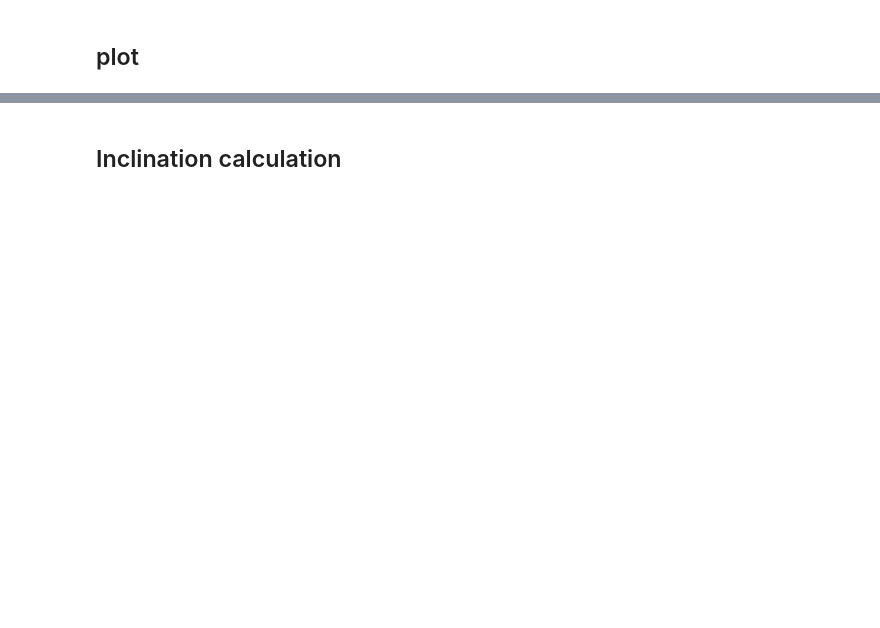
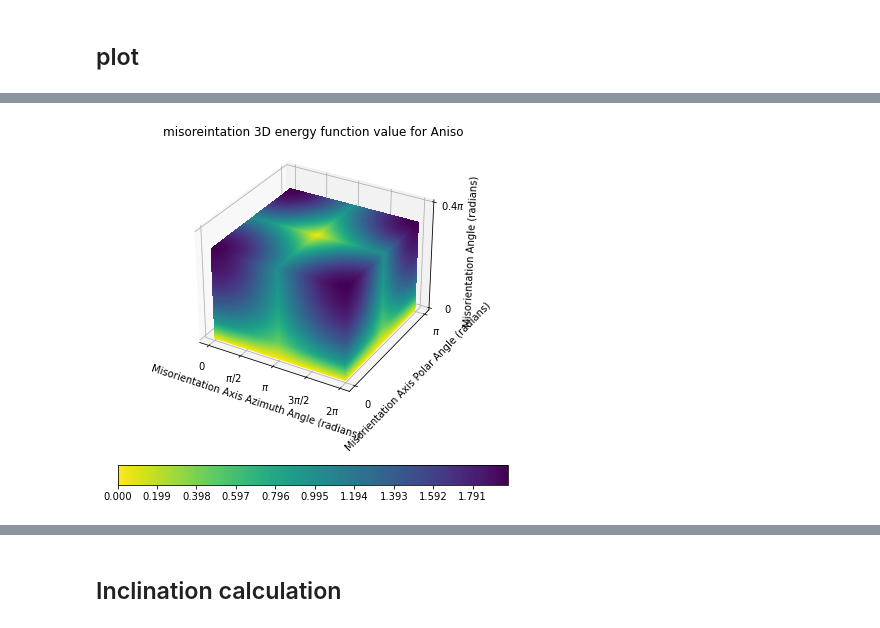
Before and after one commit to Linwitness/VECTOR, a Jupyter notebook: examples/verify_energy_function/plot_misorientation_distribution_5D_for_poly20k_hipergator.ipynb, the cells around one changed output, grey strips where cells are left out. Drawn from its saved outputs; the diff is of its cells as text; code cells hidden in the pictures; blank space fills up the shorter version.

Commit message:
add new functions

```diff
--- a/examples/verify_energy_function/plot_misorientation_distribution_5D_for_poly20k_hipergator.ipynb
+++ b/examples/verify_energy_function/plot_misorientation_distribution_5D_for_poly20k_hipergator.ipynb
@@ -505,15 +583,17 @@ Steps for ['Anisotropic', 'Isotropic'] are [5, 15]
     misorientation_axis_azimuth_angle_distribution_list = []
     misorientation_axis_matrix_list = []
     misorientation_axis_energy_distribution_list = []
+    misorientation_axis_matrix3D_list = []
     miso_dict = dict()
     for i in range(len(input_npy_data)):
         microstructure = microstructure_list[i]
-        misorientation_angle_distribution, misorientation_axis_collective, misorientation_axis_polar_angle_distribution, misorientation_axis_azimuth_angle_distribution, misorientation_axis_matrix, misorientation_axis_energy_dsitribution = get_misorientation_distribution_3D(microstructure, quartAngle, symm2quat_matrix, Osym, num_bin, miso_dict, axis_num_bin)
+        misorientation_angle_distribution, misorientation_axis_collective, misorientation_axis_polar_angle_distribution, misorientation_axis_azimuth_angle_distribution, misorientation_axis_matrix, misorientation_axis_energy_dsitribution, misorientation_axis_matrix3D = get_misorientation_distribution_3D(microstructure, quartAngle, symm2quat_matrix, Osym, num_bin, miso_dict, axis_num_bin)
         misorientation_angle_distribution_list.append(misorientation_angle_distribution)
         misorientation_axis_collective_list.append(misorientation_axis_collective)
         misorientation_axis_polar_angle_distribution_list.append(misorientation_axis_polar_angle_distribution)
         misorientation_axis_azimuth_angle_distribution_list.append(misorientation_axis_azimuth_angle_distribution)
         misorientation_axis_matrix_list.append(misorientation_axis_matrix)
         misorientation_axis_energy_distribution_list.append(misorientation_axis_energy_dsitribution)
+        misorientation_axis_matrix3D_list.append(misorientation_axis_matrix3D)
         print(f"> {compare_label[i]} done")
 # %% [output]
@@ -626,2 +789,91 @@ Steps for ['Anisotropic', 'Isotropic'] are [5, 15]
 <Figure size 432x288 with 0 Axes>
 ... (3 outputs left out)
+# %%
+
+    # plot energy function
+    m_angle_bin = 6
+    m_axis_energy_function_3d = np.zeros((axis_num_bin, axis_num_bin, m_angle_bin))
+    max_m_angle = 65/180*np.pi
+    for input_i in range(axis_num_bin):
+        for input_j in range(axis_num_bin):
+            for input_k in range(m_angle_bin):
+                m_axis_energy_function_3d[input_i, input_j, input_k] = energy_function_m(input_i/axis_num_bin*np.pi, input_j/axis_num_bin*2*np.pi, input_k/m_angle_bin*max_m_angle)
+    X, Y, Z = np.meshgrid(np.arange(axis_num_bin),np.arange(axis_num_bin),np.arange(m_angle_bin))
+    plt.figure()
+    fig = plt.figure(figsize=(7, 7))
+    ax = fig.add_subplot(projection='3d')
+    kw = {
+        'vmin': m_axis_energy_function_3d.min(),
+        'vmax': m_axis_energy_function_3d.max(),
+        'levels': np.linspace(m_axis_energy_function_3d.min(), m_axis_energy_function_3d.max(), 100),
+        'cmap': 'viridis_r',
+    }
+    # Plot contour surfaces
+    _ = ax.contourf(
+        X[:, :, -1], Y[:, :, -1], m_axis_energy_function_3d[:, :, -1],
+        zdir='z', offset=Z.max(), **kw
+    )
+    _ = ax.contourf(
+        X[0, :, :], m_axis_energy_function_3d[0, :, :], Z[0, :, :],
+        zdir='y', offset=0, **kw
+    )
+    C = ax.contourf(
+        m_axis_energy_function_3d[:, -1, :], Y[:, -1, :], Z[:, -1, :],
+        zdir='x', offset=X.max(), **kw
+    )
+    plt.colorbar(C, orientation = 'horizontal', shrink=1.0)
+    plt.xlabel(r"Misorientation Axis Azimuth Angle (radians)", fontsize=10)
+    plt.ylabel(r"Misorientation Axis Polar Angle (radians)", fontsize=10)
+    ax.set_zlabel(r"Misorientation Angle (radians)", fontsize=10)
+    plt.xticks(np.linspace(0,axis_num_bin,5), ['0',r'$\pi/2$',r'$\pi$',r'3$\pi$/2',r'2$\pi$'])
+    plt.yticks(np.linspace(0,axis_num_bin,2), ['0',r'$\pi$'])
+    ax.set_zticks(np.linspace(0,m_angle_bin,2), ['0',fr'{round(65/180,1)}$\pi$'])
+    plt.title("misoreintation 3D energy function value for Aniso")
+
+    # plot matrix figure for misorientation distribution
+    plt.figure()
+    fig = plt.figure(figsize=(14, 8))
+    # ax = fig.add_subplot(12, projection='3d')
+    plt.title(f"misorientation 3D distribution")
+    kw = {
+        'vmin': misorientation_axis_matrix3D.min(),
+        'vmax': misorientation_axis_matrix3D.max(),
+        'levels': np.linspace(misorientation_axis_matrix3D.min(), misorientation_axis_matrix3D.max(), 100),
+        'cmap': 'viridis_r',
+    }
+    ax_list = []
+    for i in range(len(input_npy_data)):
+        ax = plt.subplot(1,2,int(i+1),projection='3d')
+        # Plot contour surfaces
+        _ = ax.contourf(
+            X[:, :, -1], Y[:, :, -1], misorientation_axis_matrix3D_list[i][:, :, -1],
+            zdir='z', offset=Z.max(), **kw
+        )
+        _ = ax.contourf(
+            X[0, :, :], misorientation_axis_matrix3D_list[i][0, :, :], Z[0, :, :],
+            zdir='y', offset=0, **kw
+        )
+        C = ax.contourf(
+            misorientation_axis_matrix3D_list[i][:, -1, :], Y[:, -1, :], Z[:, -1, :],
+            zdir='x', offset=X.max(), **kw
+        )
+        plt.xlabel(r"Misorientation Axis Azimuth Angle (radians)", fontsize=10)
+        plt.ylabel(r"Misorientation Axis Polar Angle (radians)", fontsize=10)
+        ax.set_zlabel(r"Misorientation Angle (radians)", fontsize=10)
+        plt.xticks(np.linspace(0,axis_num_bin,5), ['0',r'$\pi/2$',r'$\pi$',r'3$\pi$/2',r'2$\pi$'])
+        plt.yticks(np.linspace(0,axis_num_bin,2), ['0',r'$\pi$'])
+        ax.set_zticks(np.linspace(0,m_angle_bin,2), ['0',fr'{round(65/180,1)}$\pi$'])
+        ax_list.append(ax)
+    plt.colorbar(C, ax=ax_list, orientation = 'horizontal', shrink=0.4)
+    # # plt.savefig(current_path + f"/figures/{case_name}_misorientation_axis_2D_distribution_3dofs_{expected_grain_num}grains.png", dpi=400,bbox_inches='tight')
+    # # plot matrix difference for misorientation axis distribution
+    # plt.figure()
+    # fig = plt.figure(figsize=(7, 5))
+    # plt.imshow(misorientation_axis_matrix_norm_list[0]-misorientation_axis_matrix_norm_list[1],cmap='coolwarm',vmin=-np.max(abs(misorientation_axis_matrix_norm_list[0]-misorientation_axis_matrix_norm_list[1])),vmax=np.max(abs(misorientation_axis_matrix_norm_list[0]-misorientation_axis_matrix_norm_list[1])))
+    # plt.xlabel(r"Misorientation Axis Azimuth Angle ($^\circ$)", fontsize=16)
+    # plt.ylabel(r"Misorientation Axis Polar Angle ($^\circ$)", fontsize=16)
+    # plt.xticks(np.linspace(0,axis_num_bin,5), ['0',r'$\pi/2$',r'$\pi$',r'3$\pi$/2',r'2$\pi$'])
+    # plt.yticks(np.linspace(0,axis_num_bin,2), ['0',r'$\pi$'])
+    # plt.title(f"misorientation axis 2D distribution difference (aniso-iso)")
+    # plt.colorbar()
+# %% [output]
@@ -627,0 +882 @@ Steps for ['Anisotropic', 'Isotropic'] are [5, 15]
+[figure, added]
```
Also changed, not shown: parts of 14 cells of this notebook, 49 other files.
